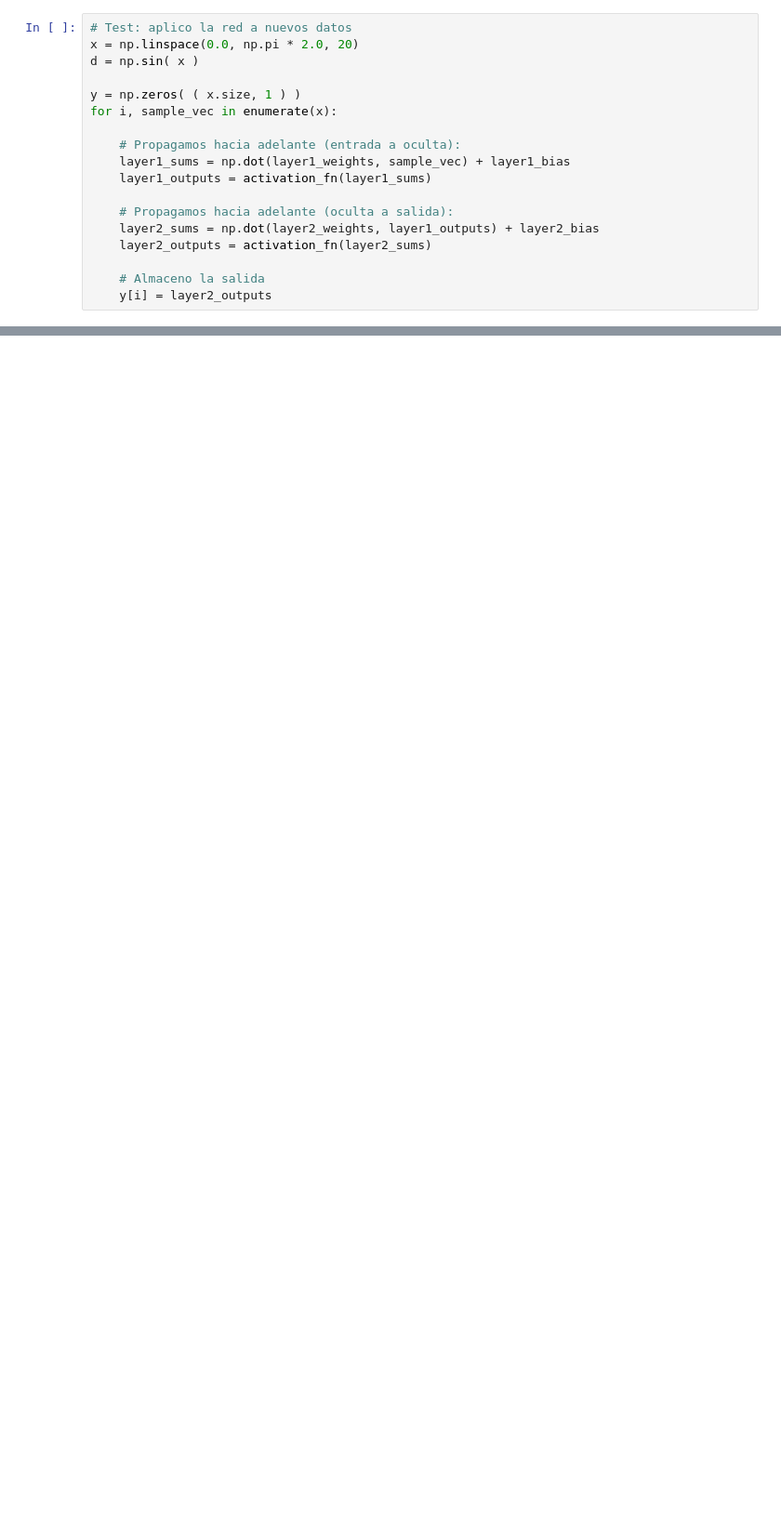
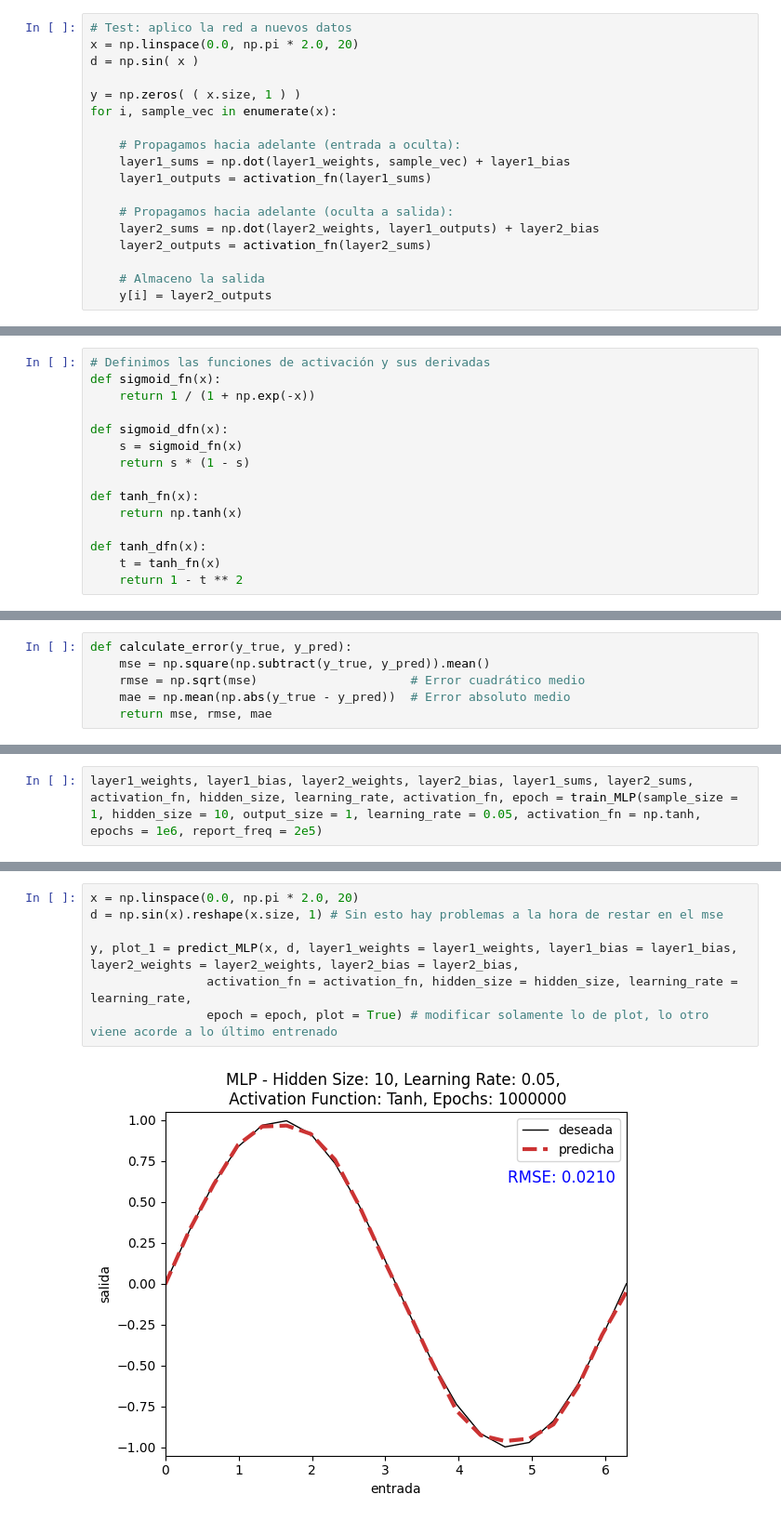
Before and after one commit to jemarle/AMI, a Jupyter notebook: Tema1.3_MLP_Kernel/Tareas/TrainingMLP_Jesus_Miguel.ipynb, the cells around one changed output, grey strips where cells are left out. Shown at 93% size. Saved outputs shown, nothing was run; the diff lists cells and outputs as text; blank space fills up the shorter version.

Commit message:
MLP_training acabado más o menos.

```diff
--- a/Tema1.3_MLP_Kernel/Tareas/TrainingMLP_Jesus_Miguel.ipynb
+++ b/Tema1.3_MLP_Kernel/Tareas/TrainingMLP_Jesus_Miguel.ipynb
@@ -192,0 +163,15 @@ plt.legend(loc="upper right")
+# %%
+# Definimos las funciones de activación y sus derivadas
+def sigmoid_fn(x):
+    return 1 / (1 + np.exp(-x))
+
+def sigmoid_dfn(x):
+    s = sigmoid_fn(x)
+    return s * (1 - s)
+
+def tanh_fn(x):
+    return np.tanh(x)
+
+def tanh_dfn(x):
+    t = tanh_fn(x)
+    return 1 - t ** 2
@@ -192,0 +232,6 @@ plt.legend(loc="upper right")
+# %%
+def calculate_error(y_true, y_pred):
+    mse = np.square(np.subtract(y_true, y_pred)).mean()
+    rmse = np.sqrt(mse)                     # Error cuadrático medio
+    mae = np.mean(np.abs(y_true - y_pred))  # Error absoluto medio
+    return mse, rmse, mae
@@ -192,0 +293,2 @@ plt.legend(loc="upper right")
+# %%
+layer1_weights, layer1_bias, layer2_weights, layer2_bias, layer1_sums, layer2_sums, activation_fn, hidden_size, learning_rate, activation_fn, epoch = train_MLP(sample_size = 1, hidden_size = 10, output_size = 1, learning_rate = 0.05, activation_fn = np.tanh, epochs = 1e6, report_freq = 2e5)
@@ -192,0 +308,9 @@ plt.legend(loc="upper right")
+# %%
+x = np.linspace(0.0, np.pi * 2.0, 20)
+d = np.sin(x).reshape(x.size, 1) # Sin esto hay problemas a la hora de restar en el mse
+
+y, plot_1 = predict_MLP(x, d, layer1_weights = layer1_weights, layer1_bias = layer1_bias, layer2_weights = layer2_weights, layer2_bias = layer2_bias,
+                activation_fn = activation_fn, hidden_size = hidden_size, learning_rate = learning_rate,
+                epoch = epoch, plot = True) # modificar solamente lo de plot, lo otro viene acorde a lo último entrenado
+# %% [output]
+[figure, added]
```
Also changed, not shown: parts of 32 cells of this notebook, 4 other files.
